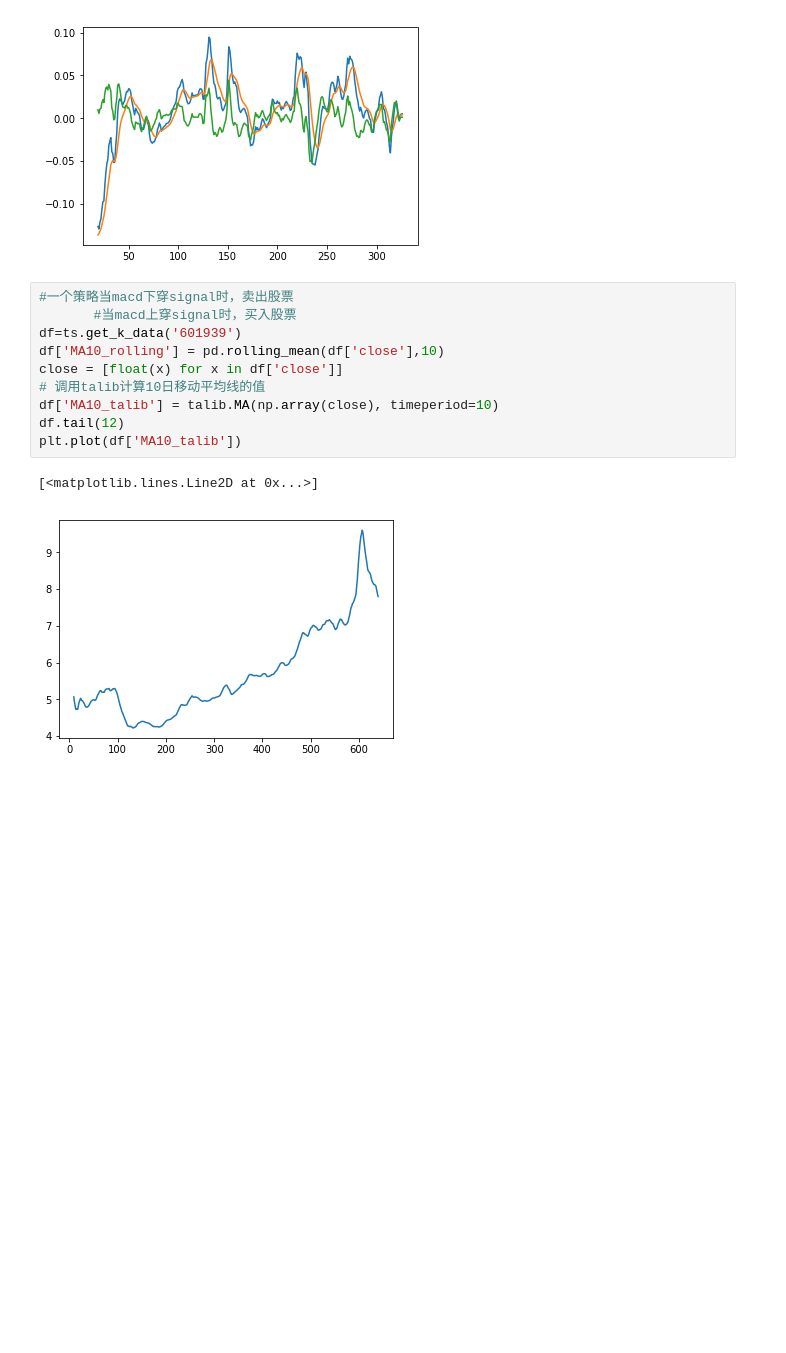
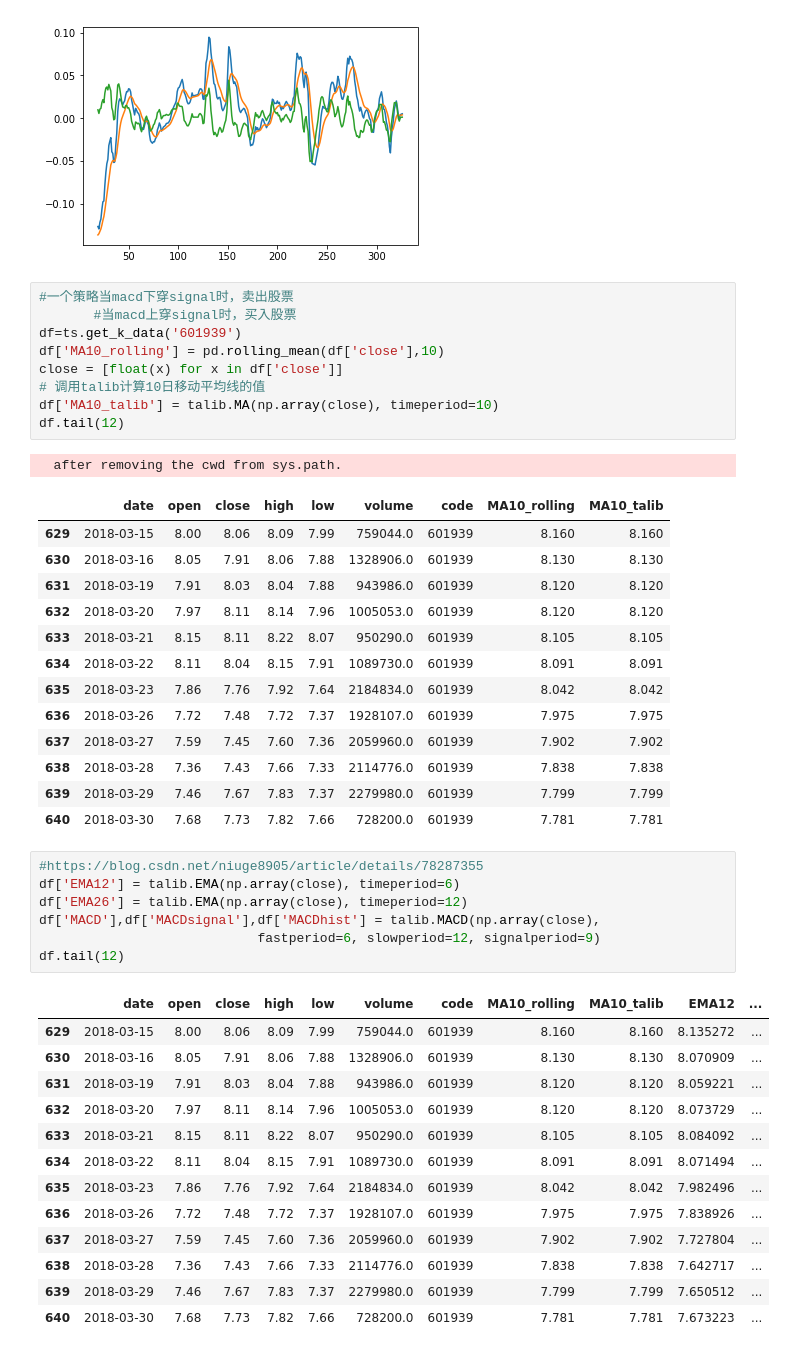
Before and after one commit to lxj0276/huanshuo, a Jupyter notebook: 量化投资/talib使用.ipynb, the cells around one changed output. Saved outputs shown, nothing was run; the diff lists cells and outputs as text; blank space fills up the shorter version.

```diff
--- a/量化投资/talib使用.ipynb
+++ b/量化投资/talib使用.ipynb
@@ -82,7 +82,39 @@ close = [float(x) for x in df['close']]
 # 调用talib计算10日移动平均线的值
 df['MA10_talib'] = talib.MA(np.array(close), timeperiod=10)
 df.tail(12)
-plt.plot(df['MA10_talib'])
 # %% [output]
-[<matplotlib.lines.Line2D at 0x...>]
+  after removing the cwd from sys.path.
-[figure, removed]
+|  | date | open | close | high | low | volume | code | MA10_rolling | MA10_talib |
+| 629 | 2018-03-15 | 8.00 | 8.06 | 8.09 | 7.99 | 759044.0 | 601939 | 8.160 | 8.160 |
+| 630 | 2018-03-16 | 8.05 | 7.91 | 8.06 | 7.88 | 1328906.0 | 601939 | 8.130 | 8.130 |
+| 631 | 2018-03-19 | 7.91 | 8.03 | 8.04 | 7.88 | 943986.0 | 601939 | 8.120 | 8.120 |
+| 632 | 2018-03-20 | 7.97 | 8.11 | 8.14 | 7.96 | 1005053.0 | 601939 | 8.120 | 8.120 |
+| 633 | 2018-03-21 | 8.15 | 8.11 | 8.22 | 8.07 | 950290.0 | 601939 | 8.105 | 8.105 |
+| 634 | 2018-03-22 | 8.11 | 8.04 | 8.15 | 7.91 | 1089730.0 | 601939 | 8.091 | 8.091 |
+| 635 | 2018-03-23 | 7.86 | 7.76 | 7.92 | 7.64 | 2184834.0 | 601939 | 8.042 | 8.042 |
+| 636 | 2018-03-26 | 7.72 | 7.48 | 7.72 | 7.37 | 1928107.0 | 601939 | 7.975 | 7.975 |
+| 637 | 2018-03-27 | 7.59 | 7.45 | 7.60 | 7.36 | 2059960.0 | 601939 | 7.902 | 7.902 |
+| 638 | 2018-03-28 | 7.36 | 7.43 | 7.66 | 7.33 | 2114776.0 | 601939 | 7.838 | 7.838 |
+| 639 | 2018-03-29 | 7.46 | 7.67 | 7.83 | 7.37 | 2279980.0 | 601939 | 7.799 | 7.799 |
+| 640 | 2018-03-30 | 7.68 | 7.73 | 7.82 | 7.66 | 728200.0 | 601939 | 7.781 | 7.781 |
+# %%
+#https://blog.csdn.net/niuge8905/article/details/78287355
+df['EMA12'] = talib.EMA(np.array(close), timeperiod=6)
+df['EMA26'] = talib.EMA(np.array(close), timeperiod=12)
+df['MACD'],df['MACDsignal'],df['MACDhist'] = talib.MACD(np.array(close),
+                            fastperiod=6, slowperiod=12, signalperiod=9)
+df.tail(12)
+# %% [output]
+|  | date | open | close | high | low | volume | code | MA10_rolling | MA10_talib | EMA12 | ... |
+| 629 | 2018-03-15 | 8.00 | 8.06 | 8.09 | 7.99 | 759044.0 | 601939 | 8.160 | 8.160 | 8.135272 | ... |
+| 630 | 2018-03-16 | 8.05 | 7.91 | 8.06 | 7.88 | 1328906.0 | 601939 | 8.130 | 8.130 | 8.070909 | ... |
+| 631 | 2018-03-19 | 7.91 | 8.03 | 8.04 | 7.88 | 943986.0 | 601939 | 8.120 | 8.120 | 8.059221 | ... |
+| 632 | 2018-03-20 | 7.97 | 8.11 | 8.14 | 7.96 | 1005053.0 | 601939 | 8.120 | 8.120 | 8.073729 | ... |
+| 633 | 2018-03-21 | 8.15 | 8.11 | 8.22 | 8.07 | 950290.0 | 601939 | 8.105 | 8.105 | 8.084092 | ... |
+| 634 | 2018-03-22 | 8.11 | 8.04 | 8.15 | 7.91 | 1089730.0 | 601939 | 8.091 | 8.091 | 8.071494 | ... |
+| 635 | 2018-03-23 | 7.86 | 7.76 | 7.92 | 7.64 | 2184834.0 | 601939 | 8.042 | 8.042 | 7.982496 | ... |
+| 636 | 2018-03-26 | 7.72 | 7.48 | 7.72 | 7.37 | 1928107.0 | 601939 | 7.975 | 7.975 | 7.838926 | ... |
+| 637 | 2018-03-27 | 7.59 | 7.45 | 7.60 | 7.36 | 2059960.0 | 601939 | 7.902 | 7.902 | 7.727804 | ... |
+| 638 | 2018-03-28 | 7.36 | 7.43 | 7.66 | 7.33 | 2114776.0 | 601939 | 7.838 | 7.838 | 7.642717 | ... |
+| 639 | 2018-03-29 | 7.46 | 7.67 | 7.83 | 7.37 | 2279980.0 | 601939 | 7.799 | 7.799 | 7.650512 | ... |
+| 640 | 2018-03-30 | 7.68 | 7.73 | 7.82 | 7.66 | 728200.0 | 601939 | 7.781 | 7.781 | 7.673223 | ... |
```
Also changed, not shown: parts of 3 cells of this notebook.
